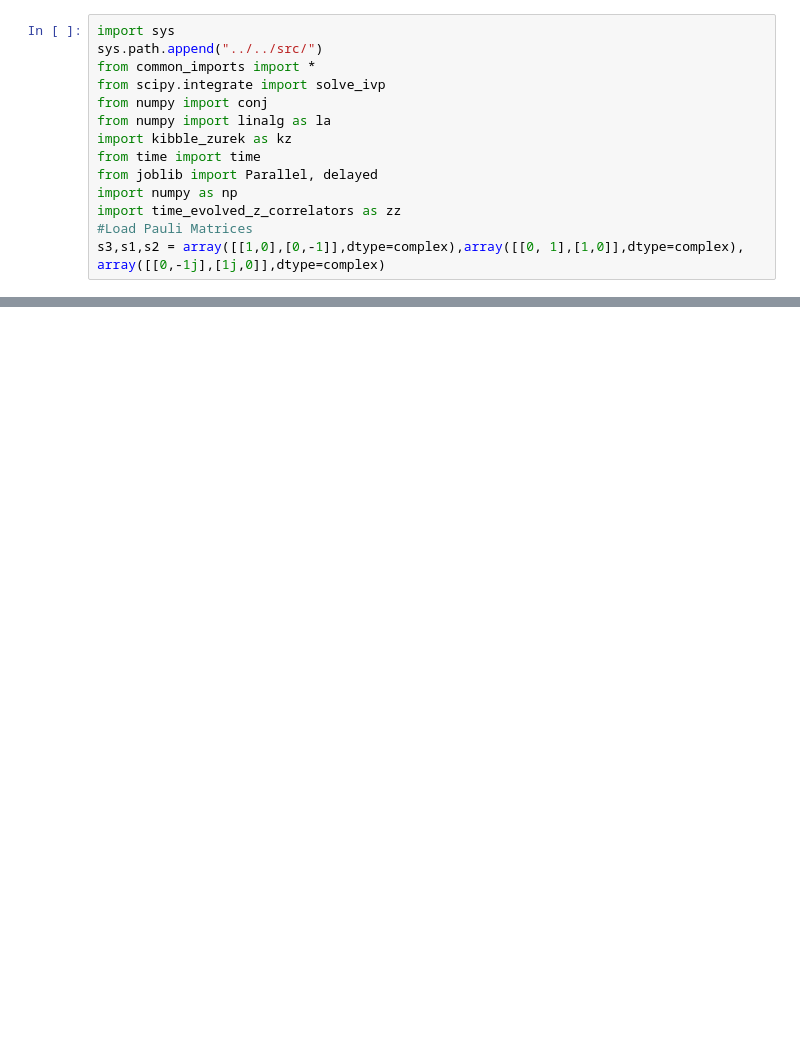
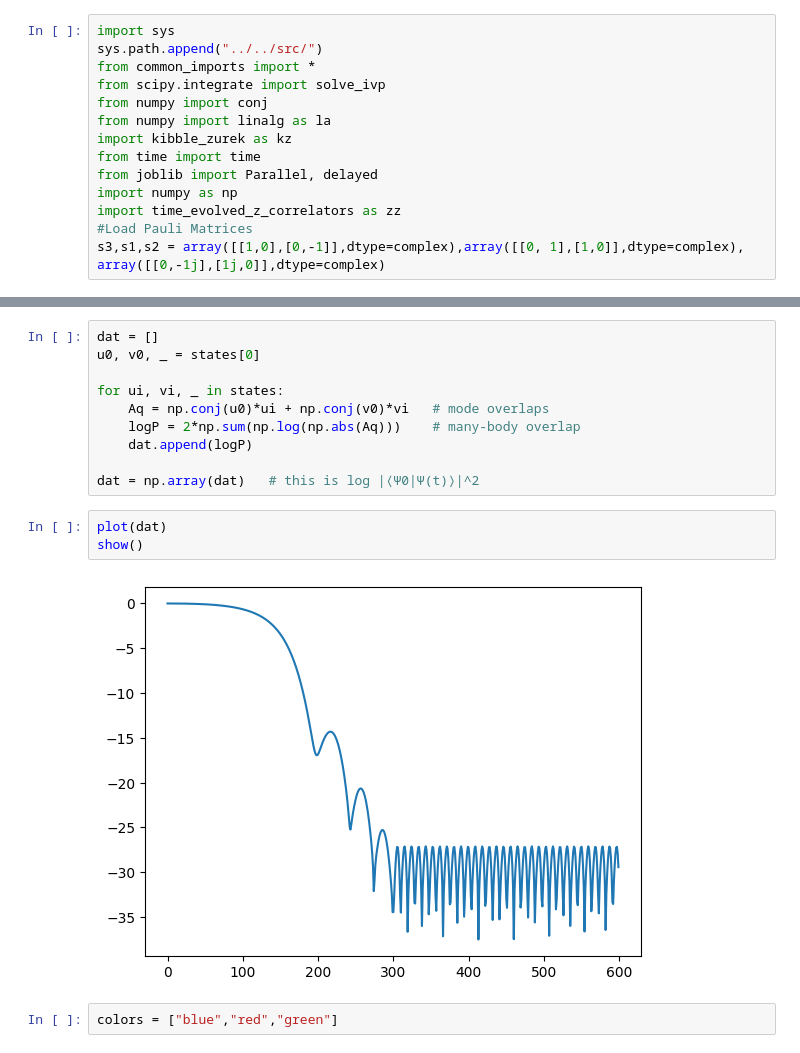
Before and after one commit to KristianMunnikhuis/subsystem_loschmidt_echo, a Jupyter notebook: scripts/0_quench_then_hold/quench_then_hold.ipynb, the cells around one changed output, grey strips where cells are left out. Drawn from its saved outputs; the diff is of its cells as text; blank space fills up the shorter version.

```diff
--- a/scripts/0_quench_then_hold/quench_then_hold.ipynb
+++ b/scripts/0_quench_then_hold/quench_then_hold.ipynb
@@ -88 +133,18 @@ def landau_states(tau, L,alpha=1,ts=0):
+# %%
+dat = []
+u0, v0, _ = states[0]
+
+for ui, vi, _ in states:
+    Aq = np.conj(u0)*ui + np.conj(v0)*vi   # mode overlaps
+    logP = 2*np.sum(np.log(np.abs(Aq)))    # many-body overlap
+    dat.append(logP)
+
+dat = np.array(dat)   # this is log |⟨Ψ0|Ψ(t)⟩|^2
+# %%
+plot(dat)
+show()
+# %% [output]
+[figure, added]
+# %%
+colors = ["blue","red","green"]
 # %%
```
Also changed, not shown: parts of 10 cells of this notebook, 2 other files.
